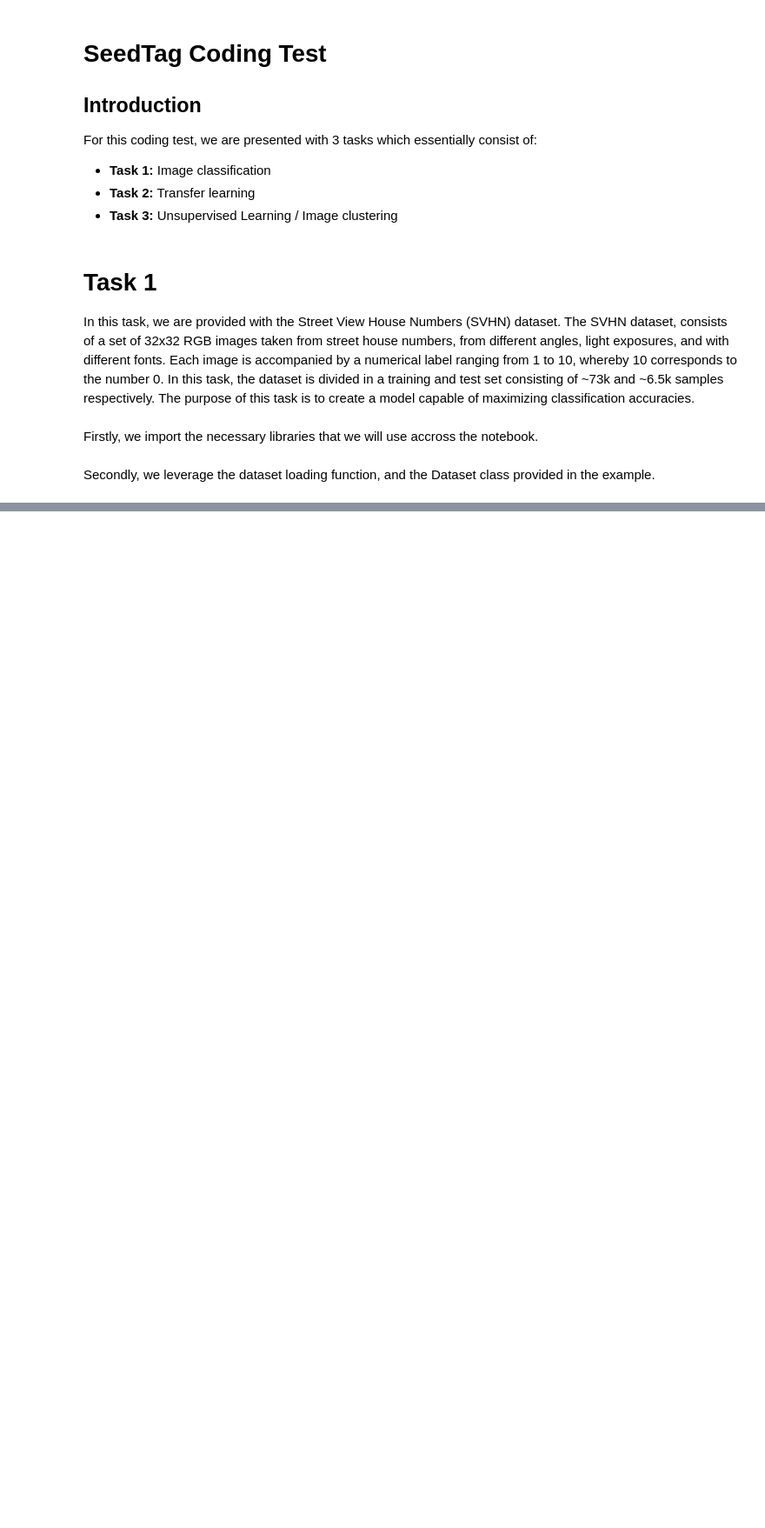
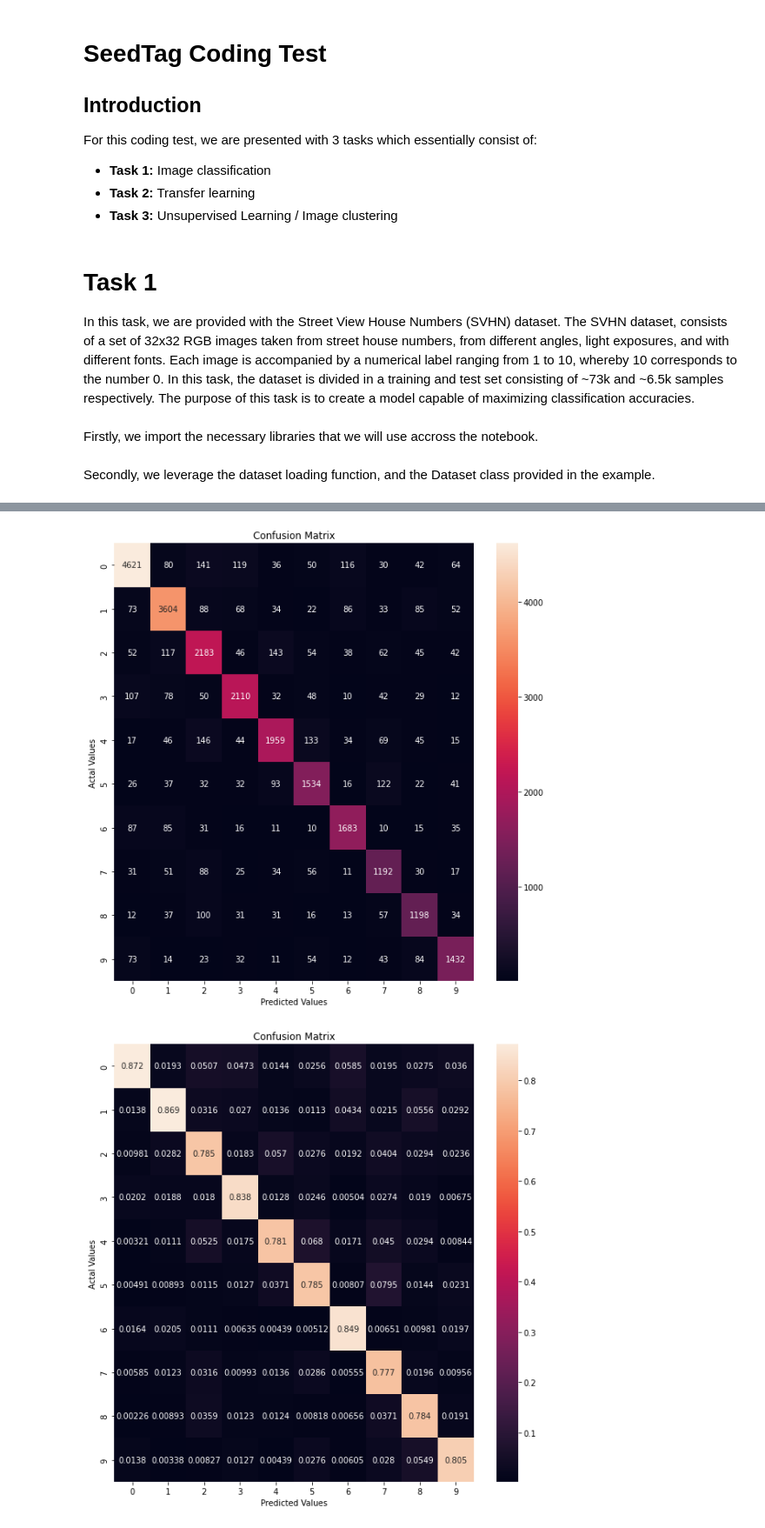
Before and after one commit to vicentepese/SDCV_test, a Jupyter notebook: seedtag_vicente_test.ipynb, the cells around one changed output, grey strips where cells are left out. Shown at 87% size. Cells and saved outputs as stored; diff of their text form; code cells hidden in the pictures; blank space fills up the shorter version.

```diff
--- a/seedtag_vicente_test.ipynb
+++ b/seedtag_vicente_test.ipynb
@@ -118,0 +319,48 @@ NameError: name 'Dataset' is not defined
+# %%
+def eval_model(model,loader):
+    model.eval()
+    y_pred_list, targets_list = [], []
+    for (imgs, targets) in  loader:
+        y_pred = model(imgs)
+        _,y_pred_label = torch.max(y_pred, dim=1)
+        y_pred_list += y_pred_label.detach().numpy().tolist()
+        targets_list += targets.detach().numpy().tolist()
+
+    return(targets_list, y_pred_list)
+
+targets, y_pred_label = eval_model(model, test_loader)
+# %%
+torch.FloatTensor(targets)
+
+confmat = torchmetrics.ConfusionMatrix(num_classes=10)
+confmat_res = confmat(torch.IntTensor(targets), torch.IntTensor(y_pred_label))
+confmat_res_prop = confmat_res / torch.sum(confmat_res, dim=1)
+
+confmat_res = confmat_res.detach().numpy()
+confmat_res_prop = confmat_res_prop.detach().numpy()
+# %%
+
+
+cm = pd.DataFrame(confmat_res,
+                     index = np.arange(0,10),
+                     columns = np.arange(0,10))
+
+plt.figure(figsize=(10,10))
+sns.heatmap(cm, annot=True, fmt='g')
+plt.title('Confusion Matrix')
+plt.ylabel('Actal Values')
+plt.xlabel('Predicted Values')
+plt.show()
+
+cm = pd.DataFrame(confmat_res_prop,
+                     index = np.arange(0,10),
+                     columns = np.arange(0,10))
+plt.figure(figsize=(10,10))
+sns.heatmap(cm, annot=True, fmt='.3g')
+plt.title('Confusion Matrix')
+plt.ylabel('Actal Values')
+plt.xlabel('Predicted Values')
+plt.show()
+# %% [output]
+[figure, added]
+[figure, added]
```
Also changed, not shown: parts of 25 cells of this notebook, 1 other file.
